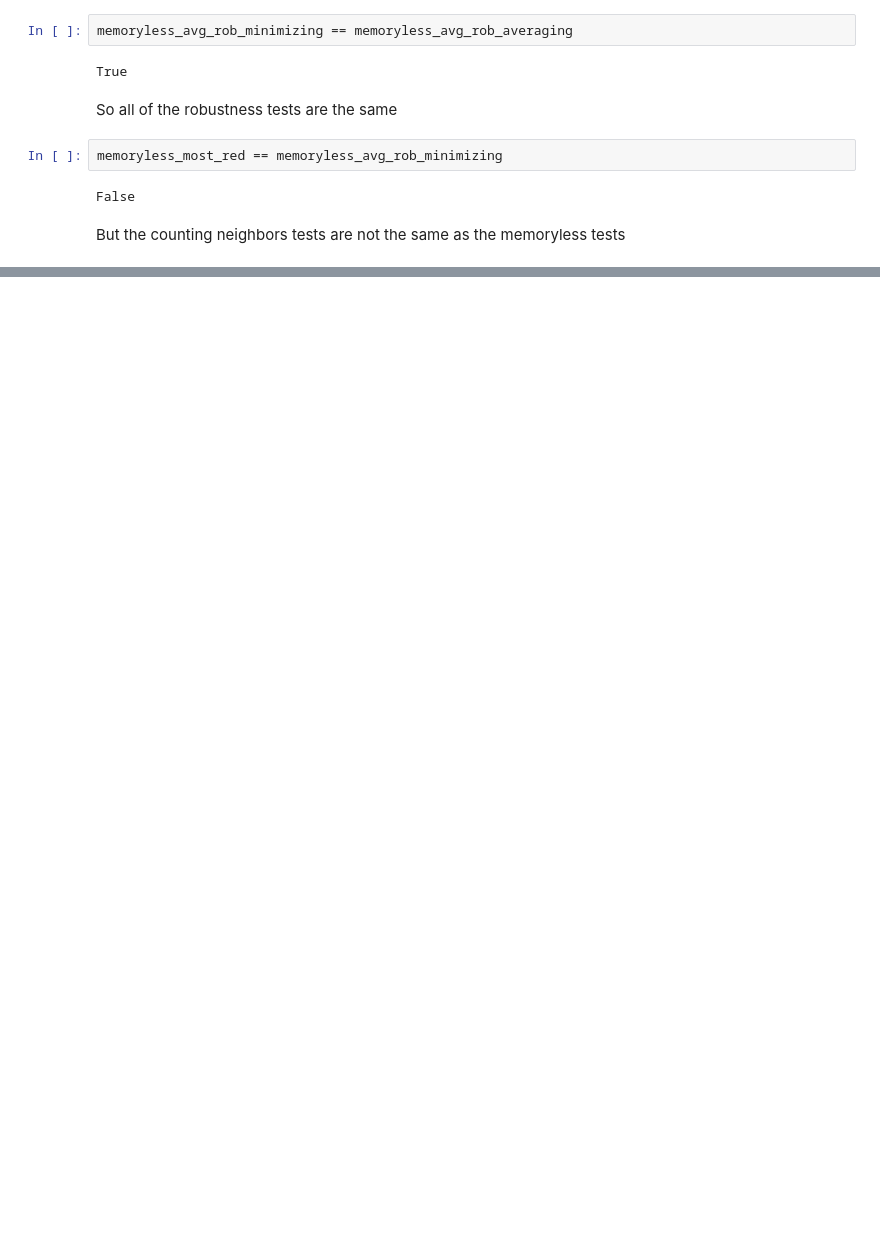
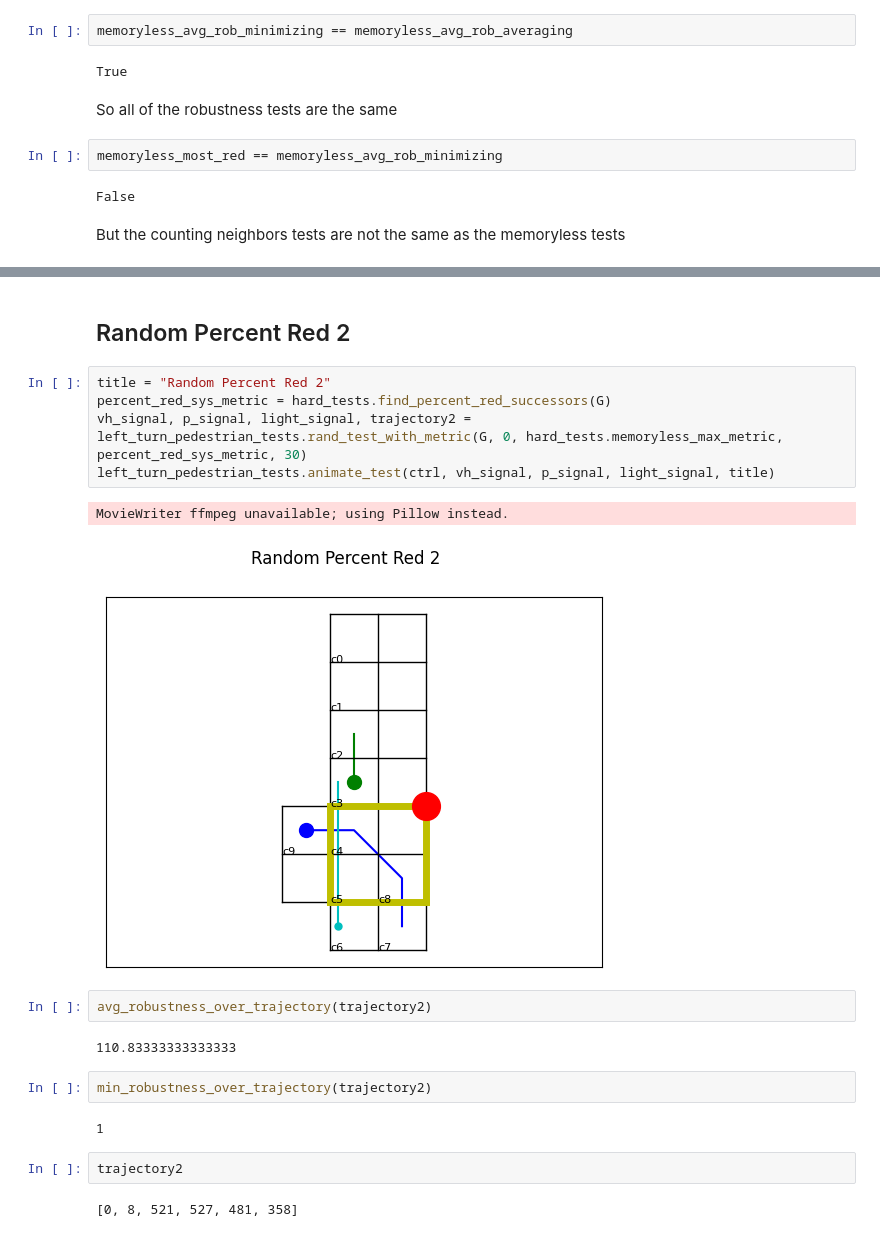
Before and after one commit to khassibi/GR1_simulations, a Jupyter notebook: left_turn_pedestrian_tests.ipynb, the cells around one changed output, grey strips where cells are left out. Drawn from its saved outputs; the diff is of its cells as text; blank space fills up the shorter version.

```diff
--- a/left_turn_pedestrian_tests.ipynb
+++ b/left_turn_pedestrian_tests.ipynb
@@ -261,0 +325,22 @@ But the counting neighbors tests are not the same as the memoryless tests
+# %% [markdown]
+## Random Percent Red 2
+# %%
+title = "Random Percent Red 2"
+percent_red_sys_metric = hard_tests.find_percent_red_successors(G)
+vh_signal, p_signal, light_signal, trajectory2 = left_turn_pedestrian_tests.rand_test_with_metric(G, 0, hard_tests.memoryless_max_metric, percent_red_sys_metric, 30)
+left_turn_pedestrian_tests.animate_test(ctrl, vh_signal, p_signal, light_signal, title)
+# %% [output]
+MovieWriter ffmpeg unavailable; using Pillow instead.
+[figure, added]
+# %%
+avg_robustness_over_trajectory(trajectory2)
+# %% [output]
+110.83333333333333
+# %%
+min_robustness_over_trajectory(trajectory2)
+# %% [output]
+1
+# %%
+trajectory2
+# %% [output]
+[0, 8, 521, 527, 481, 358]
```
Also changed, not shown: parts of 29 cells of this notebook, 7 other files.
